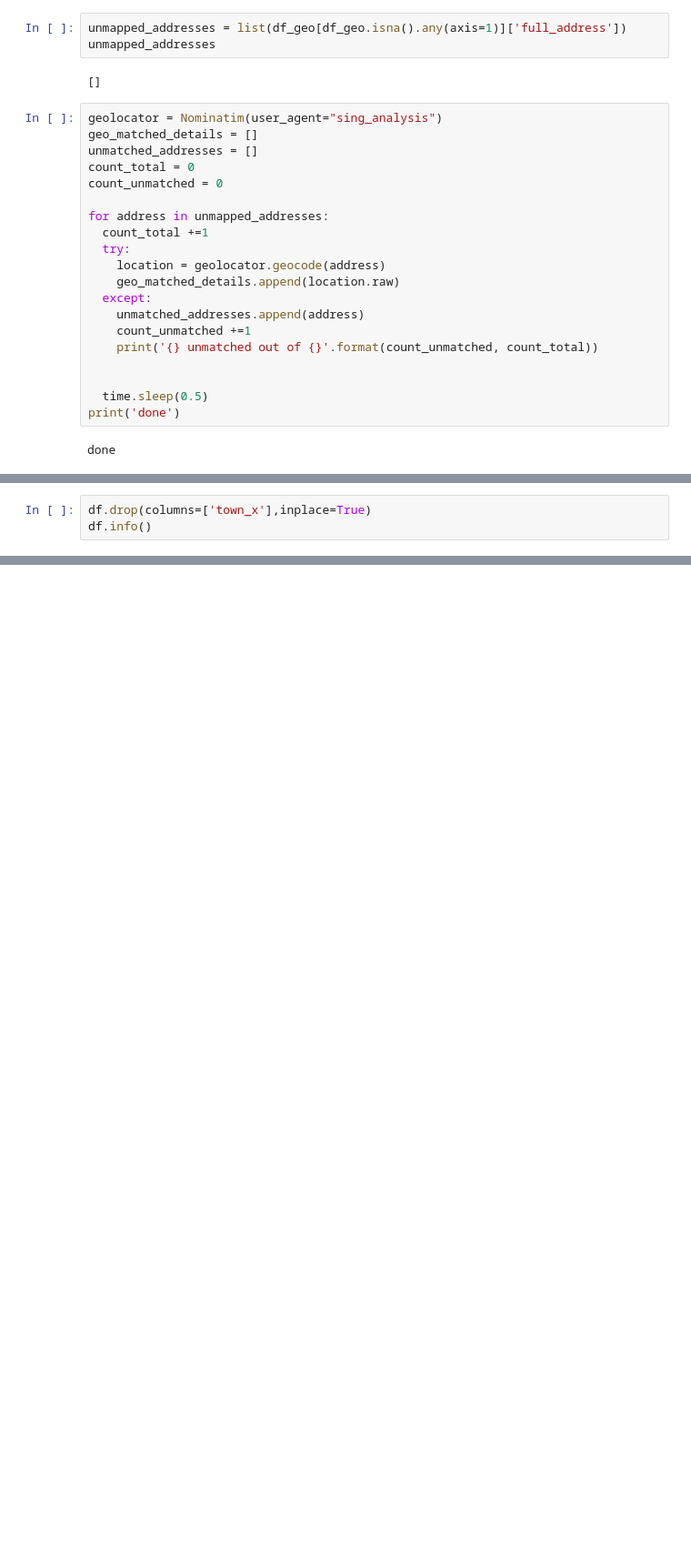
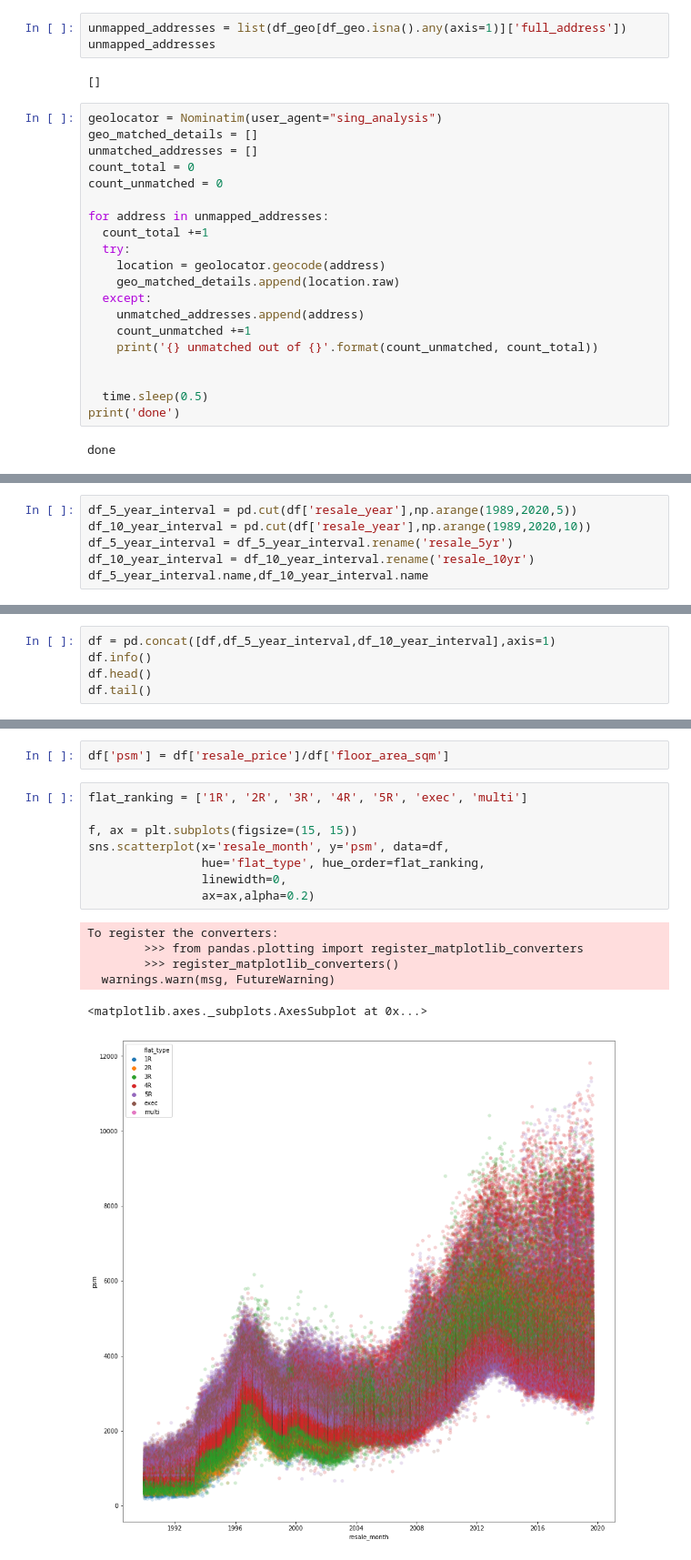
Before and after one commit to ravi-gopalan/singapore_hdb_price_analysis, a Jupyter notebook: singapore_hdb_resale_transactions.ipynb, the cells around one changed output, grey strips where cells are left out. Shown at 91% size. Drawn from its saved outputs; the diff is of its cells as text; blank space fills up the shorter version.

```diff
--- a/singapore_hdb_resale_transactions.ipynb
+++ b/singapore_hdb_resale_transactions.ipynb
@@ -716,3 +747,0 @@ df.query('town_x != town_y')
-# %%
-df.drop(columns=['town_x'],inplace=True)
-df.info()
@@ -736,0 +748,6 @@ memory usage: 122.7+ MB
+# %%
+df_5_year_interval = pd.cut(df['resale_year'],np.arange(1989,2020,5))
+df_10_year_interval = pd.cut(df['resale_year'],np.arange(1989,2020,10))
+df_5_year_interval = df_5_year_interval.rename('resale_5yr')
+df_10_year_interval = df_10_year_interval.rename('resale_10yr')
+df_5_year_interval.name,df_10_year_interval.name
@@ -736,0 +756,5 @@ memory usage: 122.7+ MB
+# %%
+df = pd.concat([df,df_5_year_interval,df_10_year_interval],axis=1)
+df.info()
+df.head()
+df.tail()
@@ -736,0 +791,17 @@ memory usage: 122.7+ MB
+# %%
+df['psm'] = df['resale_price']/df['floor_area_sqm']
+# %%
+flat_ranking = ['1R', '2R', '3R', '4R', '5R', 'exec', 'multi']
+
+f, ax = plt.subplots(figsize=(15, 15))
+sns.scatterplot(x='resale_month', y='psm', data=df,
+                hue='flat_type', hue_order=flat_ranking,
+                linewidth=0,
+                ax=ax,alpha=0.2)
+# %% [output]
+To register the converters:
+        >>> from pandas.plotting import register_matplotlib_converters
+        >>> register_matplotlib_converters()
+  warnings.warn(msg, FutureWarning)
+<matplotlib.axes._subplots.AxesSubplot at 0x...>
+[figure, added]
```
Also changed, not shown: parts of 23 cells of this notebook.
